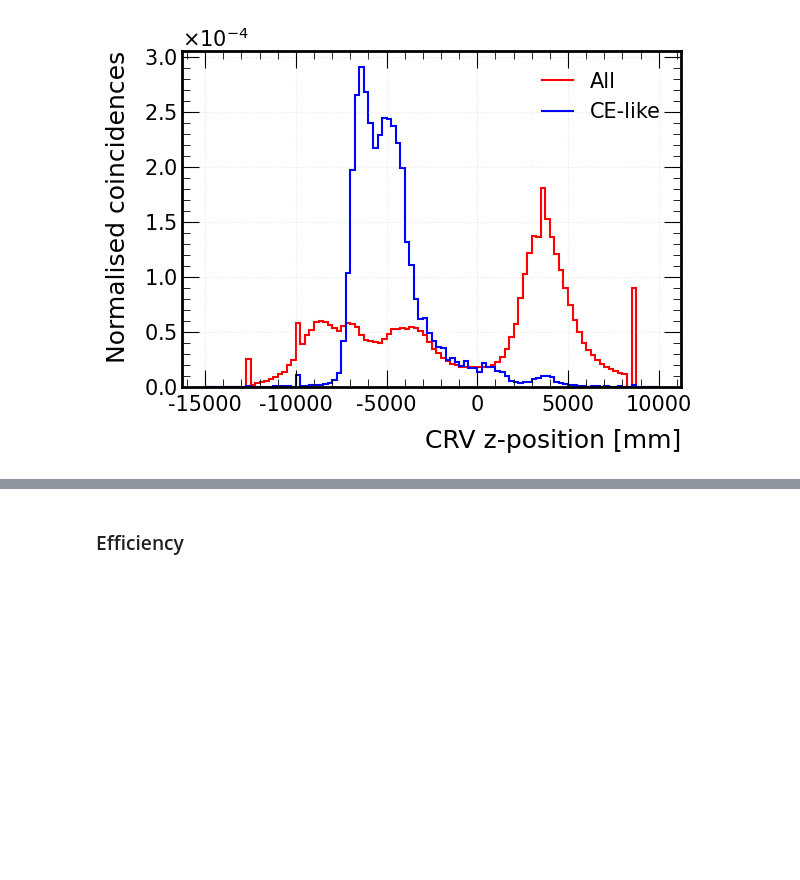
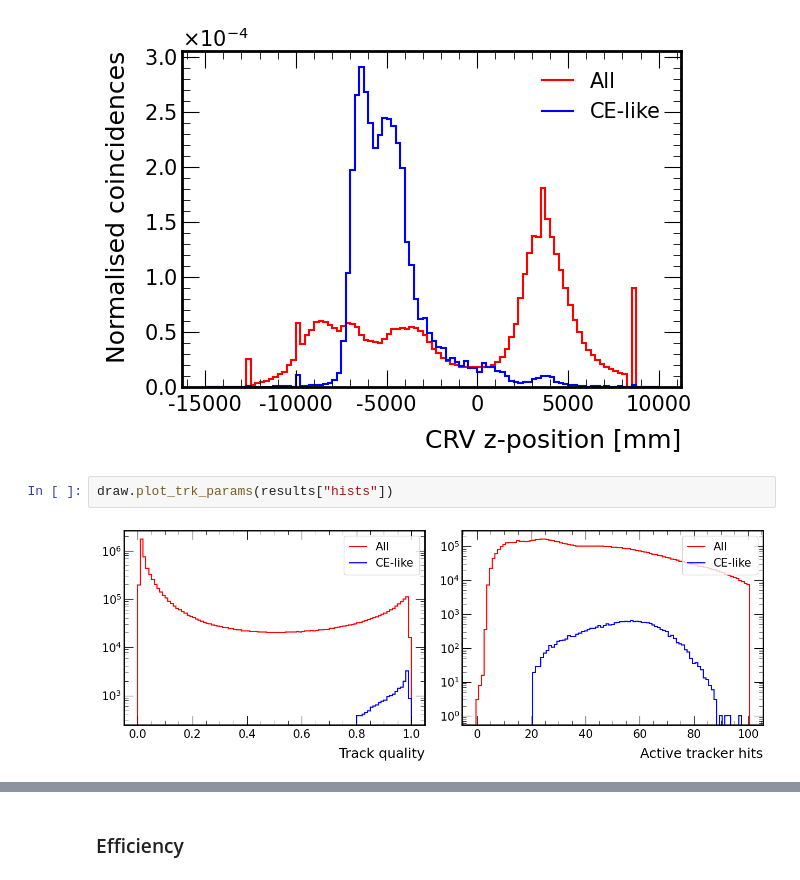
Before and after one commit to sam-grant/mu2e-cosmic, a Jupyter notebook: notebooks/ana/alpha_CRY_offspill-LH_as.ipynb, the cells around one changed output, grey strips where cells are left out. Drawn from its saved outputs; the diff is of its cells as text; blank space fills up the shorter version.

Commit message:
Still working on histograms

```diff
--- a/notebooks/ana/alpha_CRY_offspill-LH_as.ipynb
+++ b/notebooks/ana/alpha_CRY_offspill-LH_as.ipynb
@@ -74,6 +74,10 @@ draw.plot_crv_z(results["hists"], out_path=f"{img_dir}/h1o_crv_zwindows.png")
 # %% [output]
 [Plot] ✅        Wrote ../../output/images/alpha_CRY_offspill-LH_as/h1o_crv_zwindows.png
 [figure]
+# %%
+draw.plot_trk_params(results["hists"])
+# %% [output]
+[figure, added]
 # %%
 draw.plot_trkfit_params(results["hists"])
 # %% [output]
```
Also changed, not shown: parts of 3 cells of this notebook, 5 other files.
